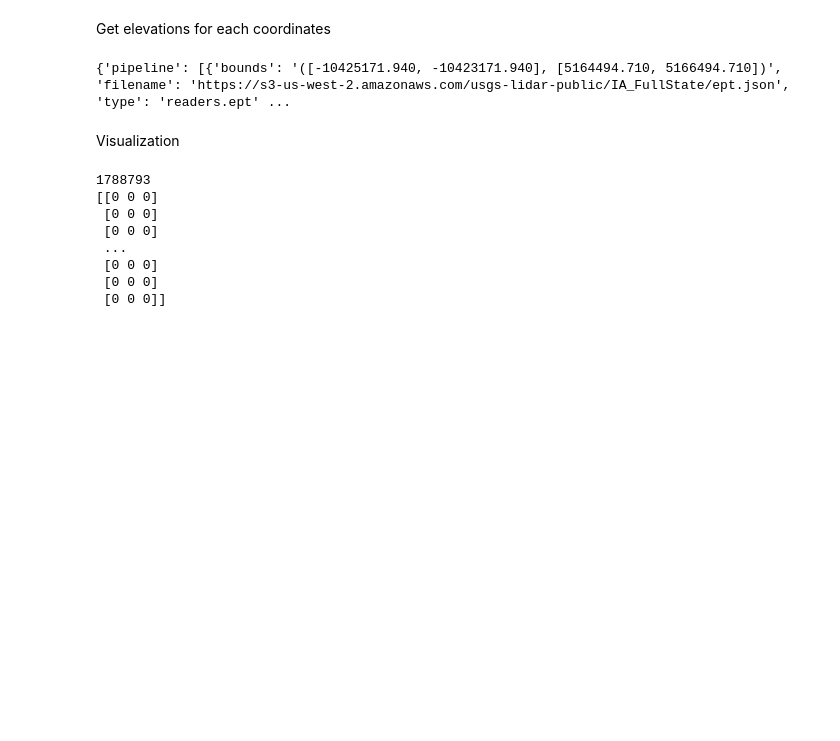
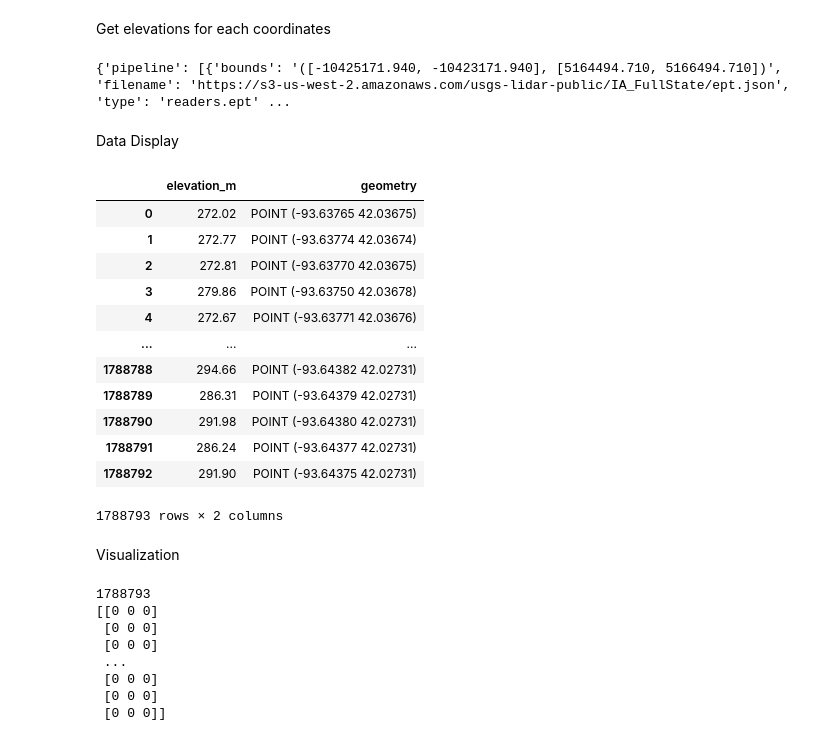
Before and after one commit to jedisam/USGS_LIDAR, a Jupyter notebook: notebooks/usgs.ipynb, the cells around one changed output. Cells and saved outputs as stored; diff of their text form; code cells hidden in the pictures; blank space fills up the shorter version.

```diff
--- a/notebooks/usgs.ipynb
+++ b/notebooks/usgs.ipynb
@@ -49,6 +50,26 @@ bd = "([-10425171.940, -10423171.940], [5164494.710, 5166494.710])"
 lidar.get_elevation(bd)
 # %% [output]
 {'pipeline': [{'bounds': '([-10425171.940, -10423171.940], [5164494.710, 5166494.710])', 'filename': 'https://s3-us-west-2.amazonaws.com/usgs-lidar-public/IA_FullState/ept.json', 'type': 'readers.ept' ...
+# %% [markdown]
+Data Display
+# %%
+df_gpd = gpd.read_file('../data/geo.geojson')
+# %%
+df_gpd
+# %% [output]
+|  | elevation_m | geometry |
+| 0 | 272.02 | POINT (-93.63765 42.03675) |
+| 1 | 272.77 | POINT (-93.63774 42.03674) |
+| 2 | 272.81 | POINT (-93.63770 42.03675) |
+| 3 | 279.86 | POINT (-93.63750 42.03678) |
+| 4 | 272.67 | POINT (-93.63771 42.03676) |
+| ... | ... | ... |
+| 1788788 | 294.66 | POINT (-93.64382 42.02731) |
+| 1788789 | 286.31 | POINT (-93.64379 42.02731) |
+| 1788790 | 291.98 | POINT (-93.64380 42.02731) |
+| 1788791 | 286.24 | POINT (-93.64377 42.02731) |
+| 1788792 | 291.90 | POINT (-93.64375 42.02731) |
+1788793 rows × 2 columns
 # %% [markdown]
 Visualization
 # %%
```
Also changed, not shown: parts of 1 cell of this notebook.
